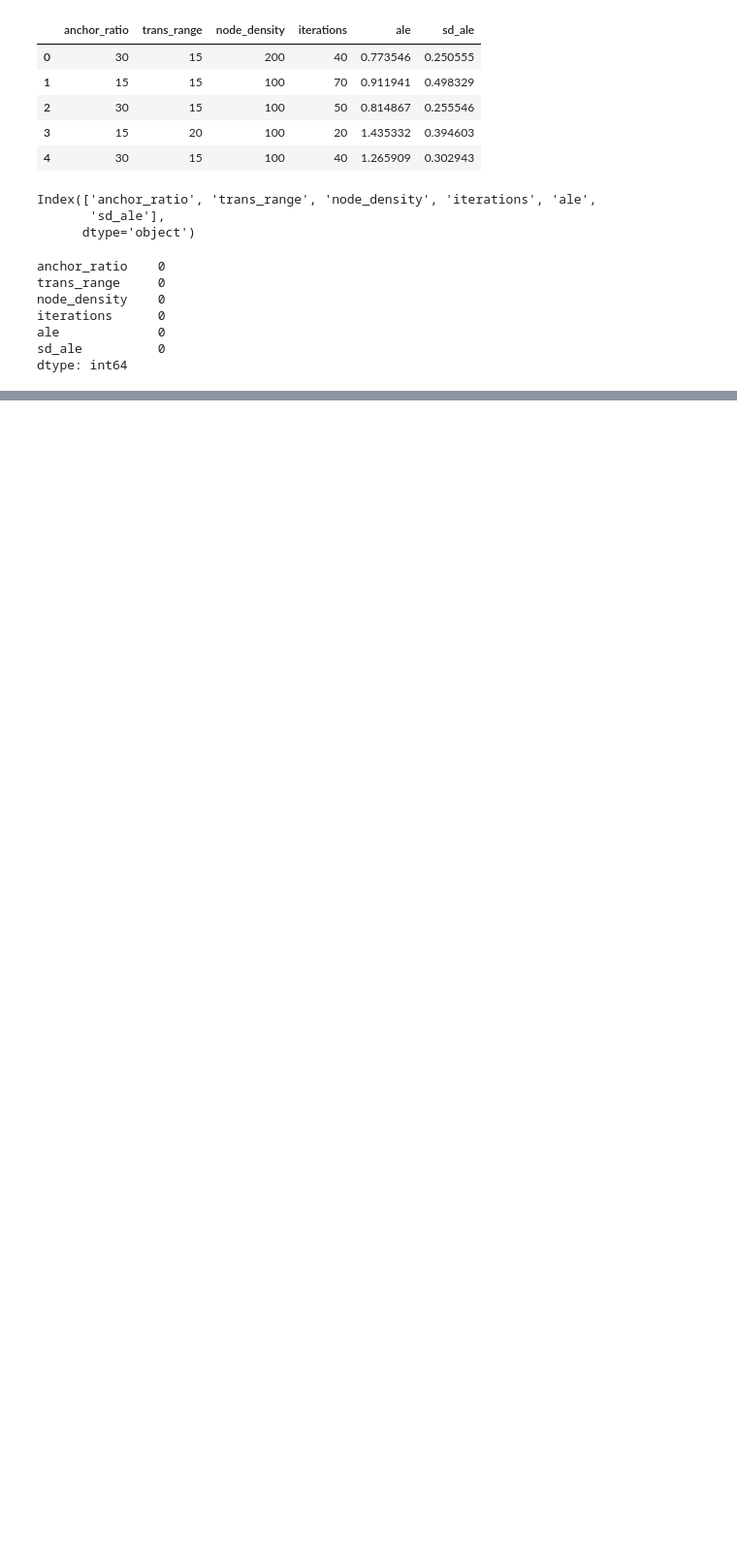
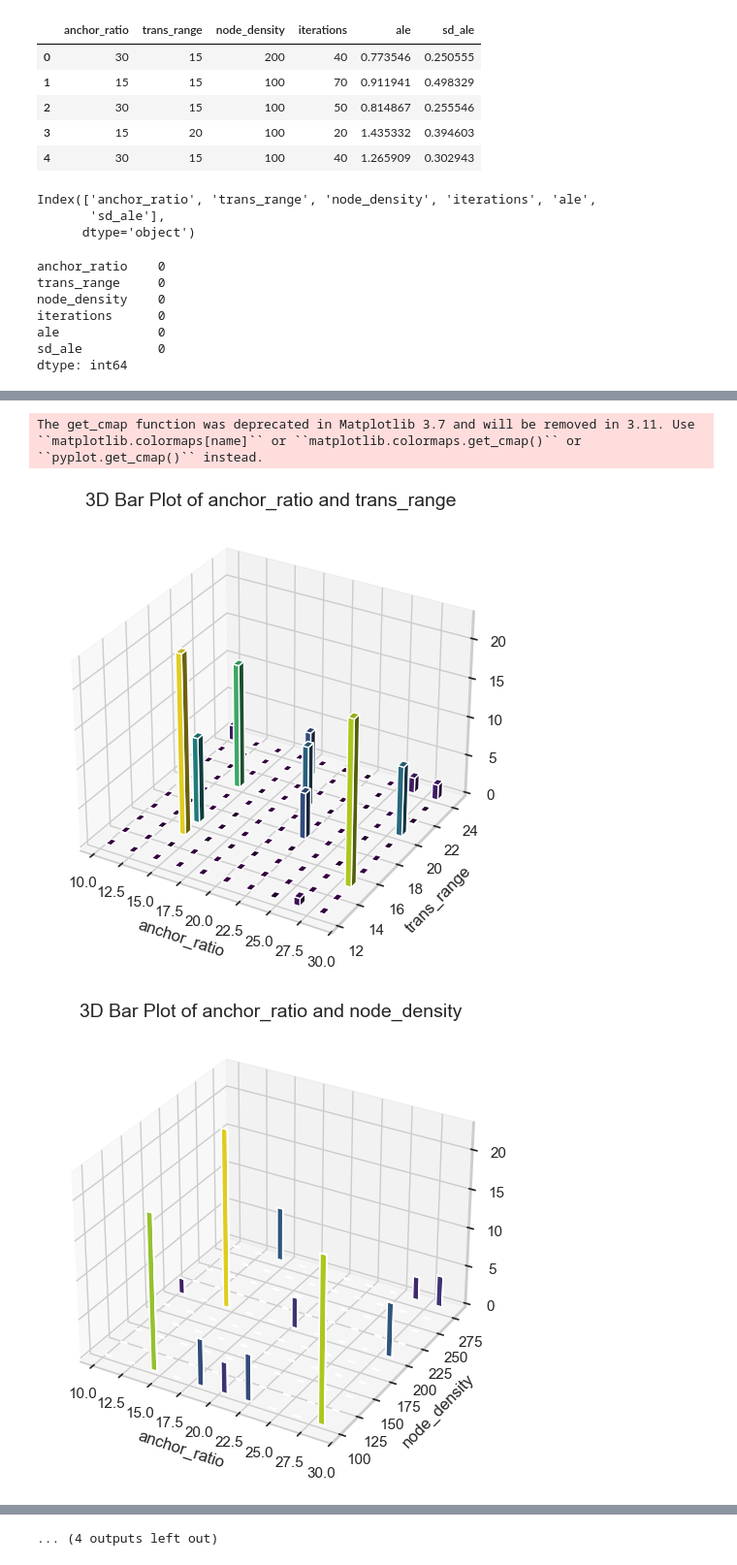
Before and after one commit to Nitesh-kumar7078/multivariate_project, a Jupyter notebook: EDA.ipynb, the cells around one changed output, grey strips where cells are left out. Shown at 97% size. Drawn from its saved outputs; the diff is of its cells as text; code cells hidden in the pictures; blank space fills up the shorter version.

```diff
--- a/EDA.ipynb
+++ b/EDA.ipynb
@@ -206,0 +140,49 @@ plt.show()
+# %%
+import numpy as np
+from itertools import combinations  # Import combinations
+
+# Function to create 3D bar plot for a pair of variables
+def plot_3d_bar(df, var1, var2, cmap_name='viridis'):
+    fig = plt.figure(figsize=(8, 6))
+    ax = fig.add_subplot(111, projection='3d')
+
+    # Create 2D histogram for the pair of variables
+    hist, xedges, yedges = np.histogram2d(df[var1], df[var2], bins=10)
+
+    # Construct positions for bars
+    xpos, ypos = np.meshgrid(xedges[:-1] + 0.25, yedges[:-1] + 0.25, indexing="ij")
+    xpos = xpos.ravel()
+    ypos = ypos.ravel()
+    zpos = 0
+
+    # Heights of bars
+    dz = hist.ravel()
+
+    # Width and depth of bars
+    dx = dy = 0.5 * np.ones_like(dz)
+
+    # Color mapping for bars
+    colors = plt.cm.get_cmap(cmap_name)(dz / dz.max() if dz.max() > 0 else dz)  # Normalize heights safely
+
+    # Plot 3D bars
+    ax.bar3d(xpos, ypos, zpos, dx, dy, dz, color=colors, zsort='average')
+
+    # Labels and Title
+    ax.set_xlabel(var1)
+    ax.set_ylabel(var2)
+    ax.set_zlabel('Counts')
+    ax.set_title(f'3D Bar Plot of {var1} and {var2}', fontsize=14)
+
+    plt.show()  # Display each plot separately
+
+# Assuming your variables are stored in the `df` DataFrame
+X_columns = df.columns.tolist()  # Replace with specific column names if necessary
+combinations_of_columns = list(combinations(X_columns, 2))  # Generate all pairs of columns
+
+# Loop through each pair of variables to create 3D bar plots
+for var1, var2 in combinations_of_columns:
+    plot_3d_bar(df, var1, var2)
+# %% [output]
+The get_cmap function was deprecated in Matplotlib 3.7 and will be removed in 3.11. Use ``matplotlib.colormaps[name]`` or ``matplotlib.colormaps.get_cmap()`` or ``pyplot.get_cmap()`` instead.
+[figure, added]
+[figure, added]
@@ -206,0 +198 @@ plt.show()
+... (4 outputs left out)
```
Also changed, not shown: parts of 18 cells of this notebook, 1 other file.
